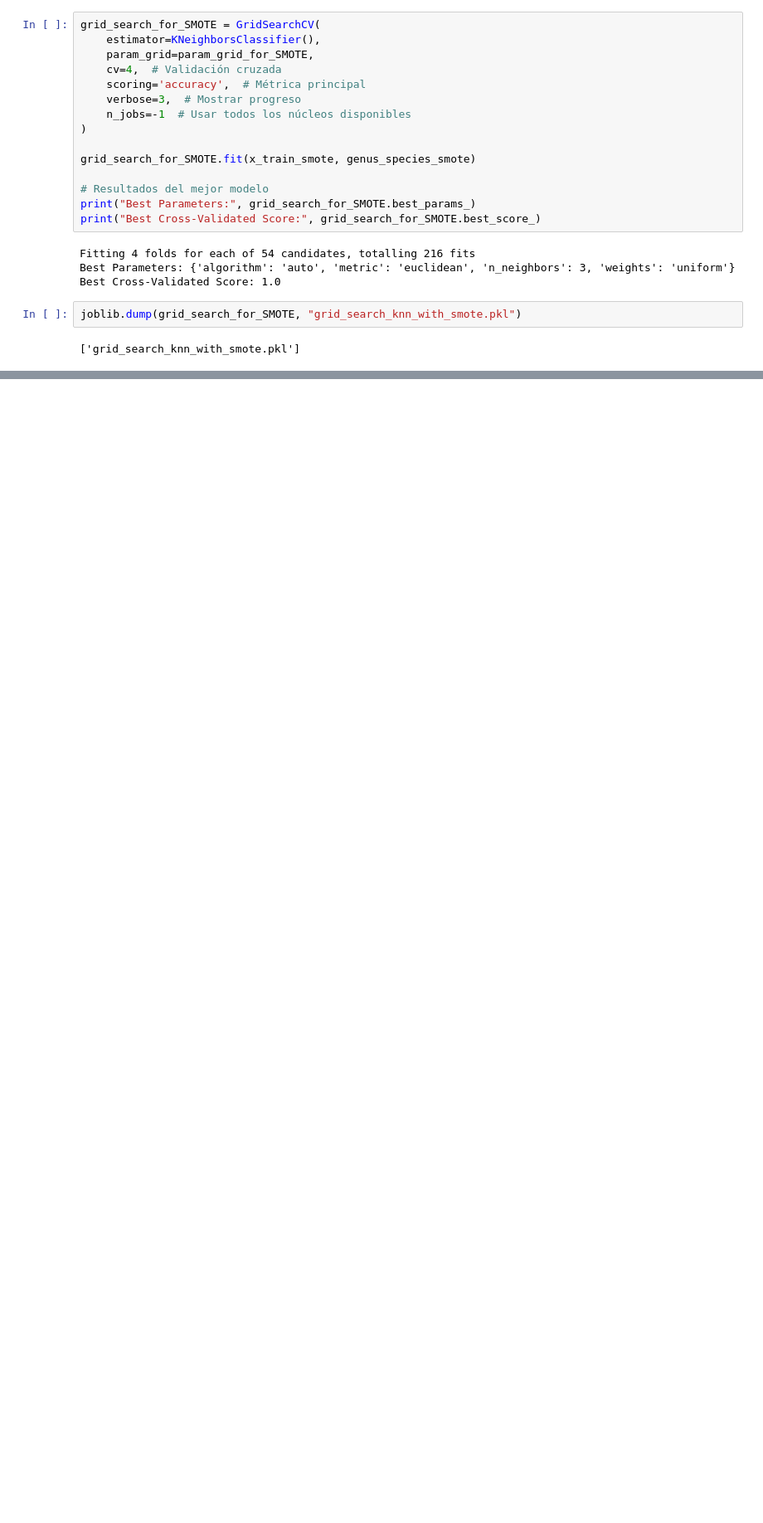
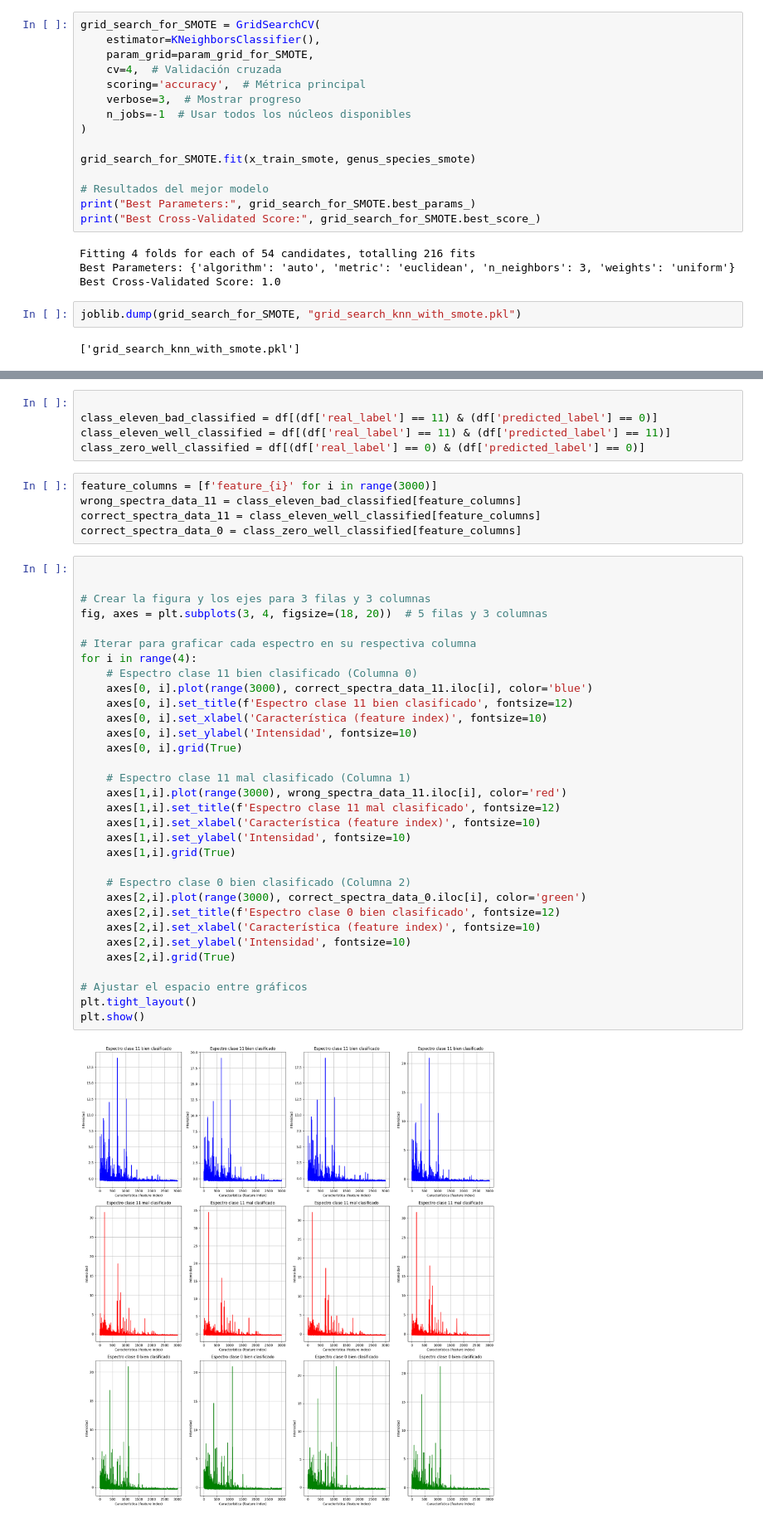
Before and after one commit to alextorsar/FungusClassifier, a Jupyter notebook: simple_fungus_classifier_notebook.ipynb, the cells around one changed output, grey strips where cells are left out. Shown at 83% size. Saved outputs shown, nothing was run; the diff lists cells and outputs as text; blank space fills up the shorter version.

```diff
--- a/simple_fungus_classifier_notebook.ipynb
+++ b/simple_fungus_classifier_notebook.ipynb
@@ -622,0 +640,44 @@ Classification Report:
+# %%
+
+class_eleven_bad_classified = df[(df['real_label'] == 11) & (df['predicted_label'] == 0)]
+class_eleven_well_classified = df[(df['real_label'] == 11) & (df['predicted_label'] == 11)]
+class_zero_well_classified = df[(df['real_label'] == 0) & (df['predicted_label'] == 0)]
+# %%
+feature_columns = [f'feature_{i}' for i in range(3000)]
+wrong_spectra_data_11 = class_eleven_bad_classified[feature_columns]
+correct_spectra_data_11 = class_eleven_well_classified[feature_columns]
+correct_spectra_data_0 = class_zero_well_classified[feature_columns]
+# %%
+
+
+# Crear la figura y los ejes para 3 filas y 3 columnas
+fig, axes = plt.subplots(3, 4, figsize=(18, 20))  # 5 filas y 3 columnas
+
+# Iterar para graficar cada espectro en su respectiva columna
+for i in range(4):
+    # Espectro clase 11 bien clasificado (Columna 0)
+    axes[0, i].plot(range(3000), correct_spectra_data_11.iloc[i], color='blue')
+    axes[0, i].set_title(f'Espectro clase 11 bien clasificado', fontsize=12)
+    axes[0, i].set_xlabel('Característica (feature index)', fontsize=10)
+    axes[0, i].set_ylabel('Intensidad', fontsize=10)
+    axes[0, i].grid(True)
+
+    # Espectro clase 11 mal clasificado (Columna 1)
+    axes[1,i].plot(range(3000), wrong_spectra_data_11.iloc[i], color='red')
+    axes[1,i].set_title(f'Espectro clase 11 mal clasificado', fontsize=12)
+    axes[1,i].set_xlabel('Característica (feature index)', fontsize=10)
+    axes[1,i].set_ylabel('Intensidad', fontsize=10)
+    axes[1,i].grid(True)
+
+    # Espectro clase 0 bien clasificado (Columna 2)
+    axes[2,i].plot(range(3000), correct_spectra_data_0.iloc[i], color='green')
+    axes[2,i].set_title(f'Espectro clase 0 bien clasificado', fontsize=12)
+    axes[2,i].set_xlabel('Característica (feature index)', fontsize=10)
+    axes[2,i].set_ylabel('Intensidad', fontsize=10)
+    axes[2,i].grid(True)
+
+# Ajustar el espacio entre gráficos
+plt.tight_layout()
+plt.show()
+# %% [output]
+[figure, added]
```
Also changed, not shown: parts of 41 cells of this notebook, 10 other files.
